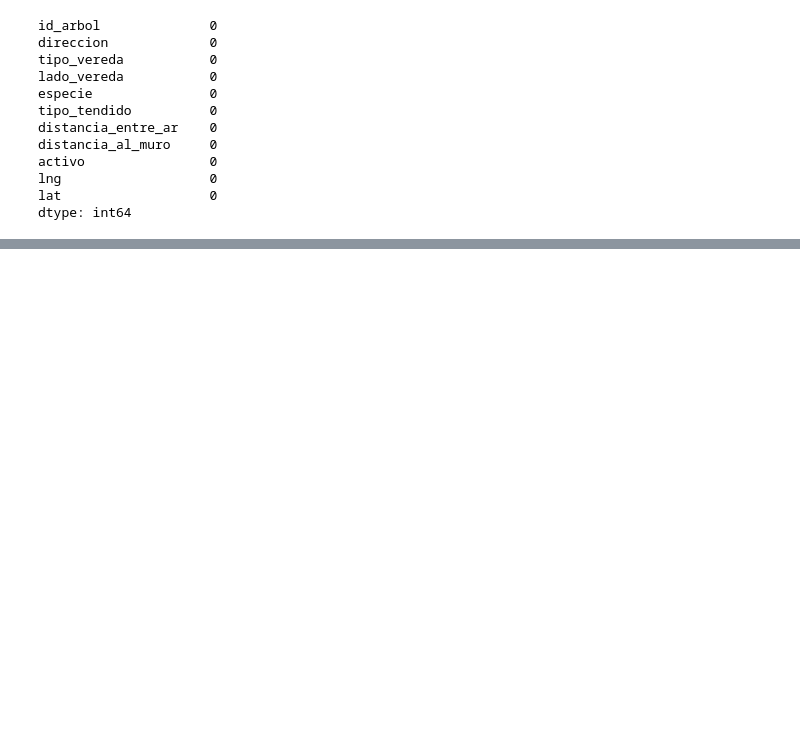
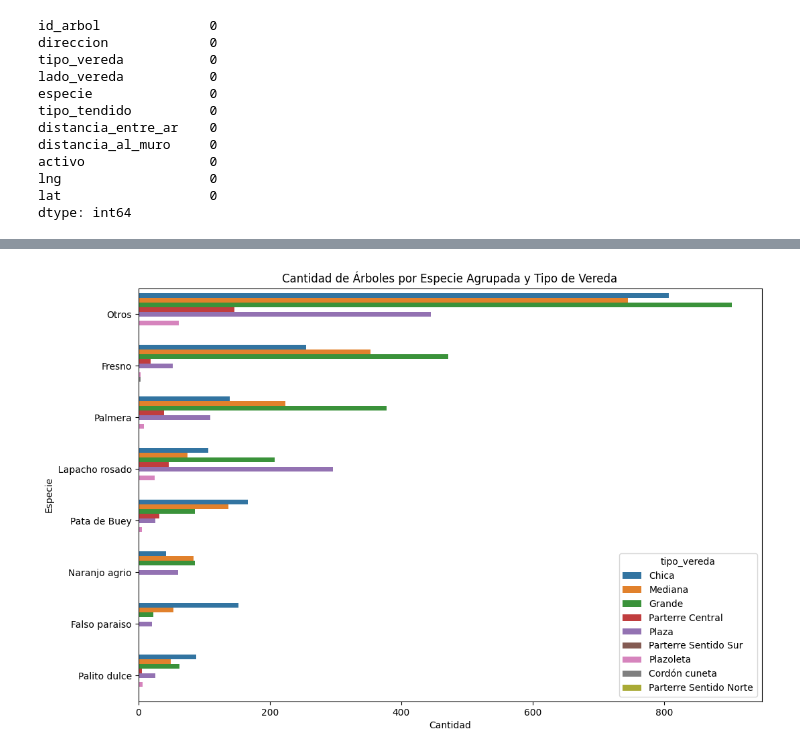
Before and after one commit to JonatanCabrera27/Datathon-2024, a Jupyter notebook: arbols.ipynb, the cells around one changed output, grey strips where cells are left out. Drawn from its saved outputs; the diff is of its cells as text; code cells hidden in the pictures; blank space fills up the shorter version.

```diff
--- a/arbols.ipynb
+++ b/arbols.ipynb
@@ -71,0 +114,17 @@ Name: count, Length: 81, dtype: int64
+# %%
+species_counts = df['especie'].value_counts()
+
+threshold = 200
+
+df['especie_agrupada'] = df['especie'].apply(lambda x: x if species_counts[x] >= threshold else 'Otros')
+
+plt.figure(figsize=(12, 8))
+sns.countplot(y='especie_agrupada', hue='tipo_vereda', data=df, order=df['especie_agrupada'].value_counts().index)
+
+plt.title('Cantidad de Árboles por Especie Agrupada y Tipo de Vereda')
+plt.xlabel('Cantidad')
+plt.ylabel('Especie')
+
+plt.show()
+# %% [output]
+[figure, added]
```
Also changed, not shown: parts of 8 cells of this notebook, 9 other files.
